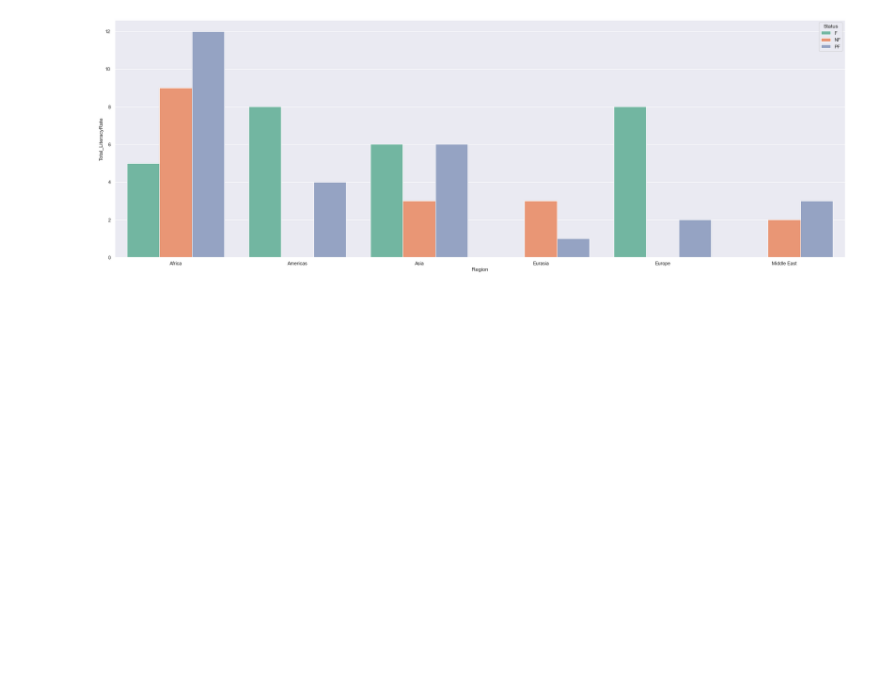
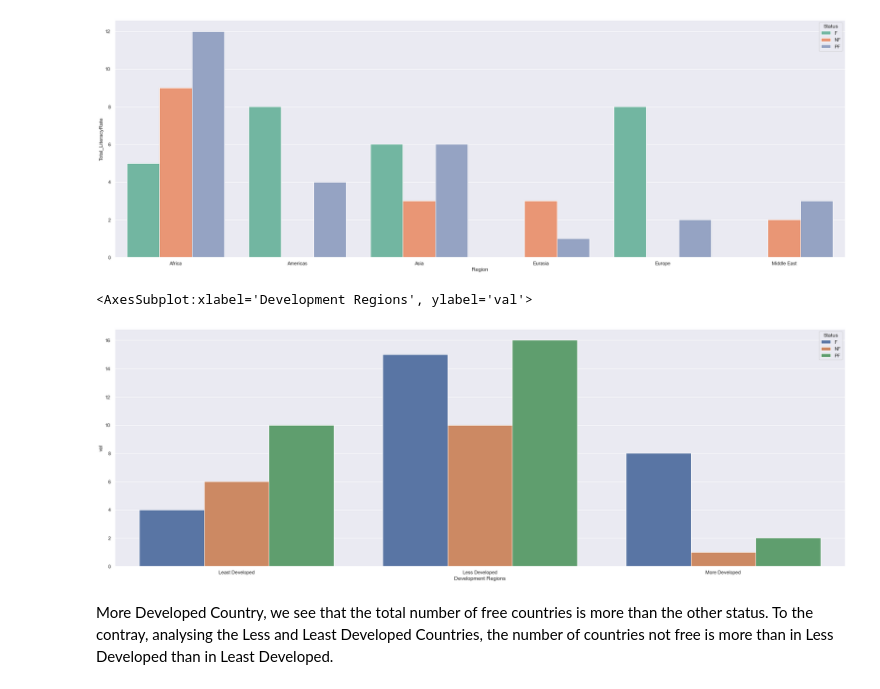
Before and after one commit to uic-cs418/cs418-spring22-eda-llc, a Jupyter notebook: educationFactorEDA.ipynb, the cells around one changed output. Saved outputs shown, nothing was run; the diff lists cells and outputs as text; code cells hidden in the pictures; blank space fills up the shorter version.

Commit message:
created relation b/w developed and not developed

```diff
--- a/educationFactorEDA.ipynb
+++ b/educationFactorEDA.ipynb
@@ -134,0 +129,12 @@ sns.barplot(data=allData_grp, x='Region', y='Total_LiteracyRate', hue='Status',
+# %%
+# development_regions with status
+allData_grp2 = allData_merged.groupby(['Development Regions','Status']).agg(val = ('Country/Territory','count'))
+allData_grp2 = allData_grp2.reset_index()
+# allData_grp2
+sns.barplot(data=allData_grp2, x='Development Regions', y='val', hue='Status')
+# %% [output]
+<AxesSubplot:xlabel='Development Regions', ylabel='val'>
+[figure, added]
+# %% [markdown]
+More Developed Country, we see that the total number of free countries is more than the other status.
+To the contray, analysing the Less and Least Developed Countries, the number of countries not free is more than in Less Developed than in Least Developed.
```
Also changed, not shown: parts of 1 cell of this notebook.
